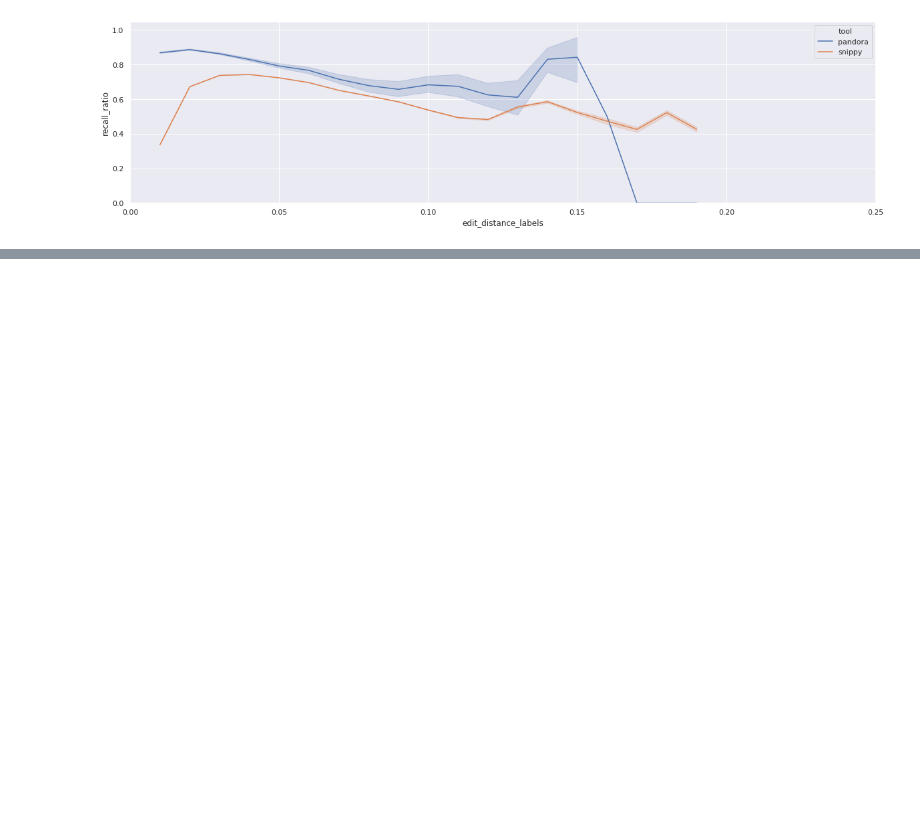
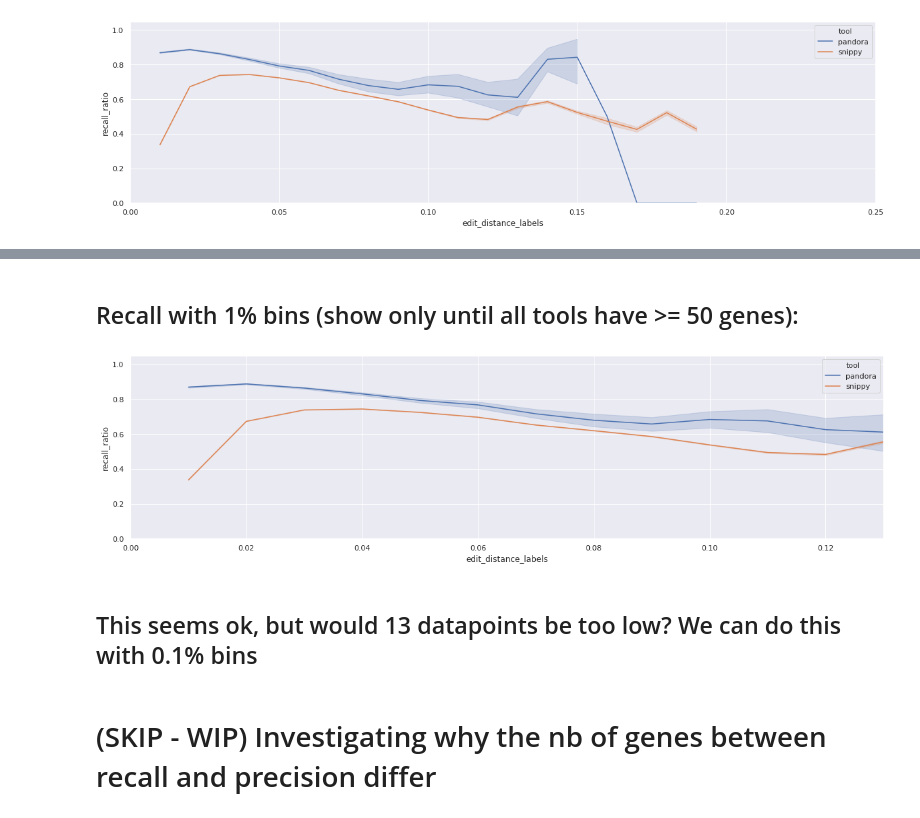
Before and after one commit to leoisl/pandora_gene_distance, a Jupyter notebook: notebooks/eda.ipynb, the cells around one changed output, grey strips where cells are left out. Saved outputs shown, nothing was run; the diff lists cells and outputs as text; code cells hidden in the pictures; blank space fills up the shorter version.

```diff
--- a/notebooks/eda.ipynb
+++ b/notebooks/eda.ipynb
@@ -203,0 +285,22 @@ plot_lineplot_count_in_genes_in_several_bins(df_precision_with_step_001, step=0.
+# %% [markdown]
+## Recall with 1% bins (show only until all tools have >= 50 genes):
+# %%
+edit_distance_threshold_for_recall_where_all_tools_have_at_least_50_genes = \
+    get_edit_distance_threshold_where_all_tools_have_at_least_the_min_nb_of_genes(
+        count_df_recall_with_step_001,
+        min_nb_of_genes = 50,
+        nb_of_tools = 2)
+
+plot_lineplot_mean_recall_in_genes_in_several_bins(
+    df_recall_with_step_001.query("edit_distance_labels <= @edit_distance_threshold_for_recall_where_all_tools_have_at_least_50_genes"),
+                                     xlim = edit_distance_threshold_for_recall_where_all_tools_have_at_least_50_genes,
+                                     step=0.01, display_plot=True)
+# %% [output]
+[figure, added]
+# %% [markdown]
+## This seems ok, but would 13 datapoints be too low? We can do this with 0.1% bins
+# %% [markdown]
+
+
+
+# (SKIP - WIP) Investigating why the nb of genes between recall and precision differ
```
Also changed, not shown: parts of 33 cells of this notebook.
